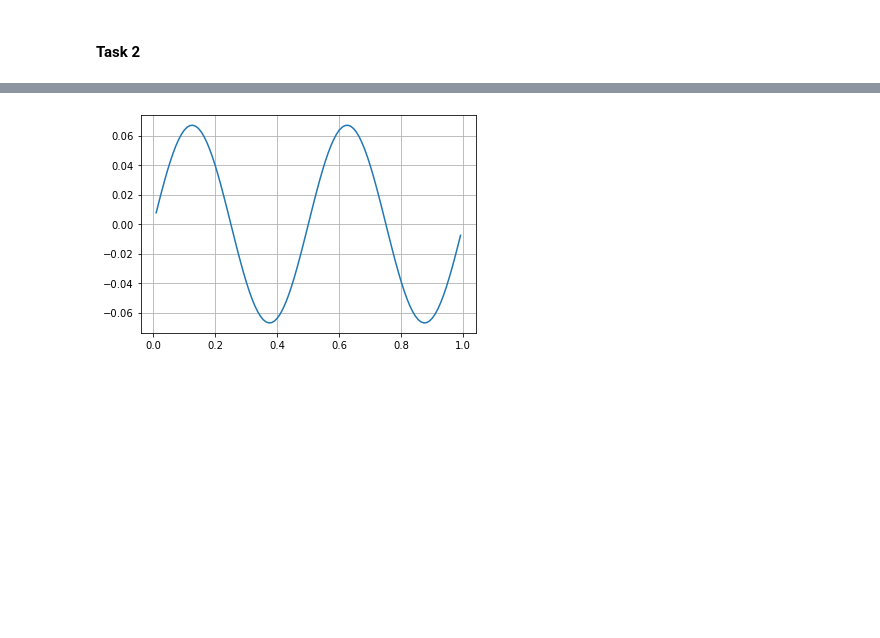
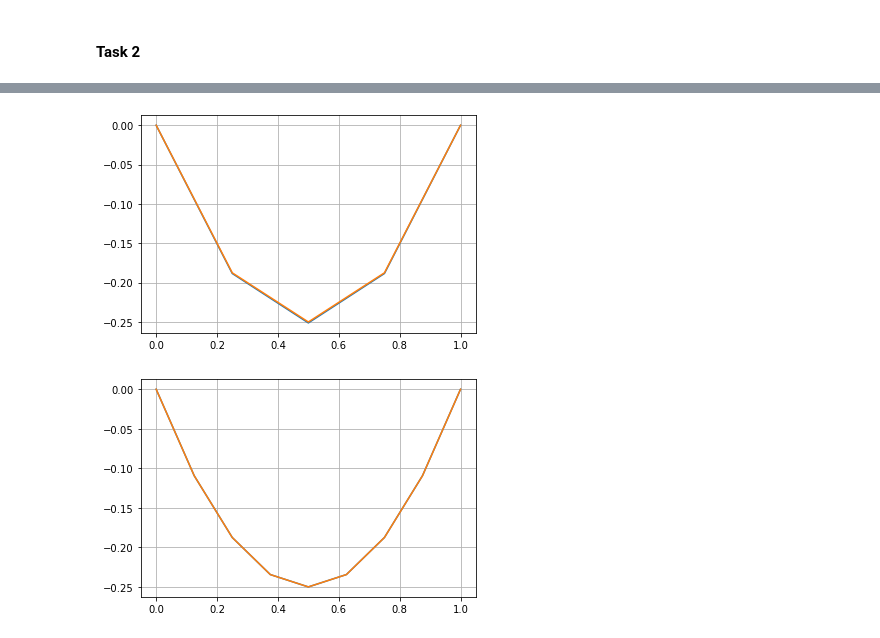
Before and after one commit to augustskog/TMA4220-Project-1, a Jupyter notebook: Project 1.ipynb, the cells around one changed output, grey strips where cells are left out. Drawn from its saved outputs; the diff is of its cells as text; code cells hidden in the pictures; blank space fills up the shorter version.

```diff
--- a/Project 1.ipynb
+++ b/Project 1.ipynb
@@ -171,7 +184,7 @@ def phi_1P1(x,a,b):
 def phi_0P2(x,a,b):
     h=b-a
     MP=(b+a)/2
-    return ((x-MP) * (x-a))/((b-MP) * (b-a))
+    return ((x-MP) * (x-b))/((a-MP) * (a-b))
 
 def phi_05P2(x,a,b):
     h=b-a
@@ -183,12 +196,12 @@ def phi_1P2(x,a,b):
     MP=(b+a)/2
     return ((x-MP) * (x-a))/((b-MP) * (b-a))
 # %%
-s=0
+s=1
 p=2
-n=5
+n=11
 mesh = np.linspace(0,1,n)
 def testFunction(x):
-    return x**2-1
+    return x**2
 
 
 
@@ -236,8 +249,6 @@ def loadVector1D(mesh, p, func, s):
           loadVector = np.zeros(2*m-1)
 
           for i in range(0, m-1):
-
-               #print(NewMesh[2*i],NewMesh[2*(i+1)])
                I05 = computeIntegral1D(NewMesh[2*i],NewMesh[2*(i+1)], func05, s)
                I1 = computeIntegral1D(NewMesh[2*i],NewMesh[2*(i+1)], func0, s)
                I2 = computeIntegral1D(NewMesh[2*i],NewMesh[2*(i+1)], func1, s)
@@ -285,7 +298,7 @@ def Dphi_1P1(x,a,b):
 
 def Dphi_0P2(x,a,b):
     MP = (b+a)/2
-    return (2*x-MP-b)/( (a-MP) * ( a-b))
+    return (2*x-MP-a)/((a-MP) * ( a-b))
 
 def Dphi_05P2(x,a,b):
     MP = (b+a)/2
@@ -293,7 +306,7 @@ def Dphi_05P2(x,a,b):
 
 def Dphi_1P2(x,a,b):
     MP = (b+a)/2
-    return (2*x-MP -a) / ((b-MP)*(b-a))
+    return (2*x-MP-b) / ((b-MP)*(b-a))
 
 #1D functions
 def func00P1(x,a,b):
@@ -358,7 +371,7 @@ print(loadMatrix1DLinear(mesh,s))
 # %% [markdown]
 #### Task 2
 # %%
-s=0
+s=1
 n=3
 mesh = np.linspace(0,1,n)
 
@@ -402,23 +523,39 @@ print(loadMatrix1DQuadratic(mesh, s))
 # %%
-p=1
+p=2
 s=1
-n=111
+n=5
 mesh = np.linspace(0,1,n)
 newMesh = np.linspace(0,1,2*n-1)
 
 def testFunction(x):
-    return np.sin(4*np.pi*x)/4*np.pi*(1+4*np.pi)
+    return x*(x-1)-2
 
 
-F = loadVector1D(mesh, p, testFunction, s)
-A = loadMatrix1DLinear(mesh,s)
-#A = loadMatrix1DQuadratic(mesh,s)
+F1 = loadVector1D(mesh, 1, testFunction, s)
+A1 = loadMatrix1DLinear(mesh,s)
+solution1 = np.zeros(len(mesh))
+solution1[1:-1] += np.linalg.solve(A1[1:-1,1:-1],F1[1:-1])
 
-solution = np.linalg.solve(A[1:-1,1:-1],F[1:-1])
+
+
+F2 = loadVector1D(mesh, 2, testFunction, s)
+A2 = loadMatrix1DQuadratic(mesh,s)
+solution2 = np.zeros(len(newMesh))
+solution2[1:-1] += np.linalg.solve(A2[1:-1,1:-1],F2[1:-1])
+
 
 plt.figure()
 plt.grid()
-plt.plot(mesh[1:-1], solution)
+plt.plot(mesh, solution1)
+plt.plot(mesh, testFunction(mesh)+2)
 plt.show()
+
+
+plt.figure()
+plt.grid()
+plt.plot(newMesh, solution2)
+plt.plot(newMesh, testFunction(newMesh)+2)
+plt.show()
 # %% [output]
-[figure, old version]
+[figure, new version]
+[figure, added]
```
Also changed, not shown: parts of 8 cells of this notebook.
